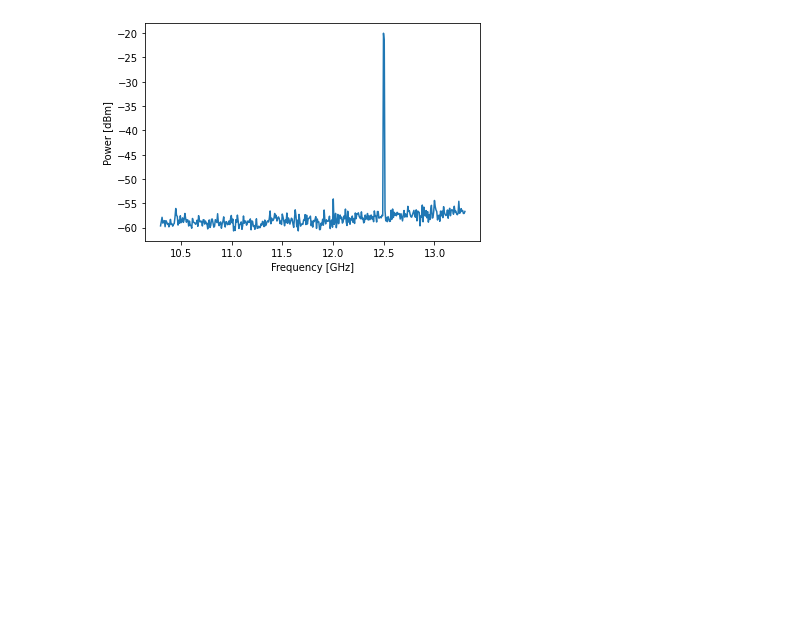
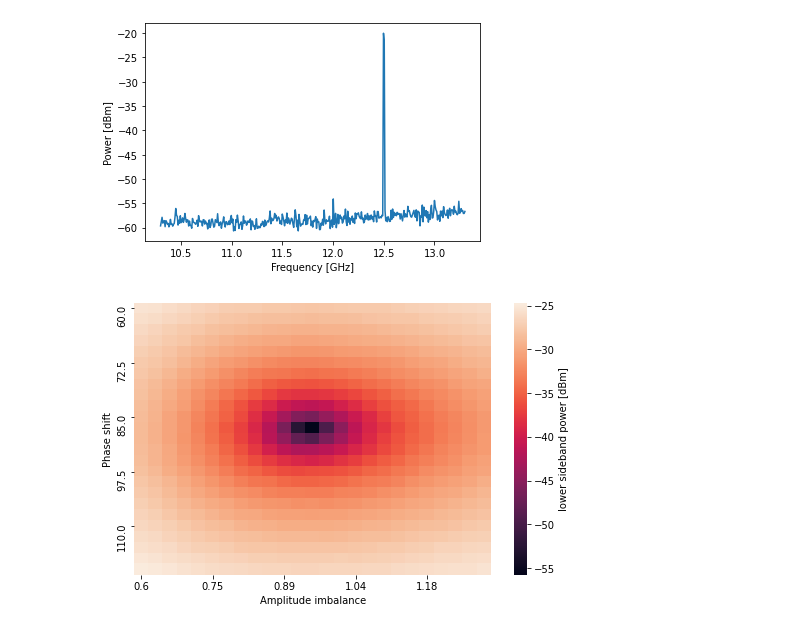
Before and after one commit to lukingroup/pylabnet, a Jupyter notebook: demo/iq-optimizer/IQOptimizer_demo.ipynb, the cells around one changed output. Cells and saved outputs as stored; diff of their text form; code cells hidden in the pictures; blank space fills up the shorter version.

```diff
--- a/demo/iq-optimizer/IQOptimizer_demo.ipynb
+++ b/demo/iq-optimizer/IQOptimizer_demo.ipynb
@@ -101,3 +108,7 @@ sa.plot_trace()
 [figure]
 # %%
 mw_client.output_on()
+# %%
+opt1.plot_phase_amp_sweep(60, 120, 0.6, 1.3, 25)
+# %% [output]
+[figure, added]
```
Also changed, not shown: parts of 7 cells of this notebook, 8 other files.
